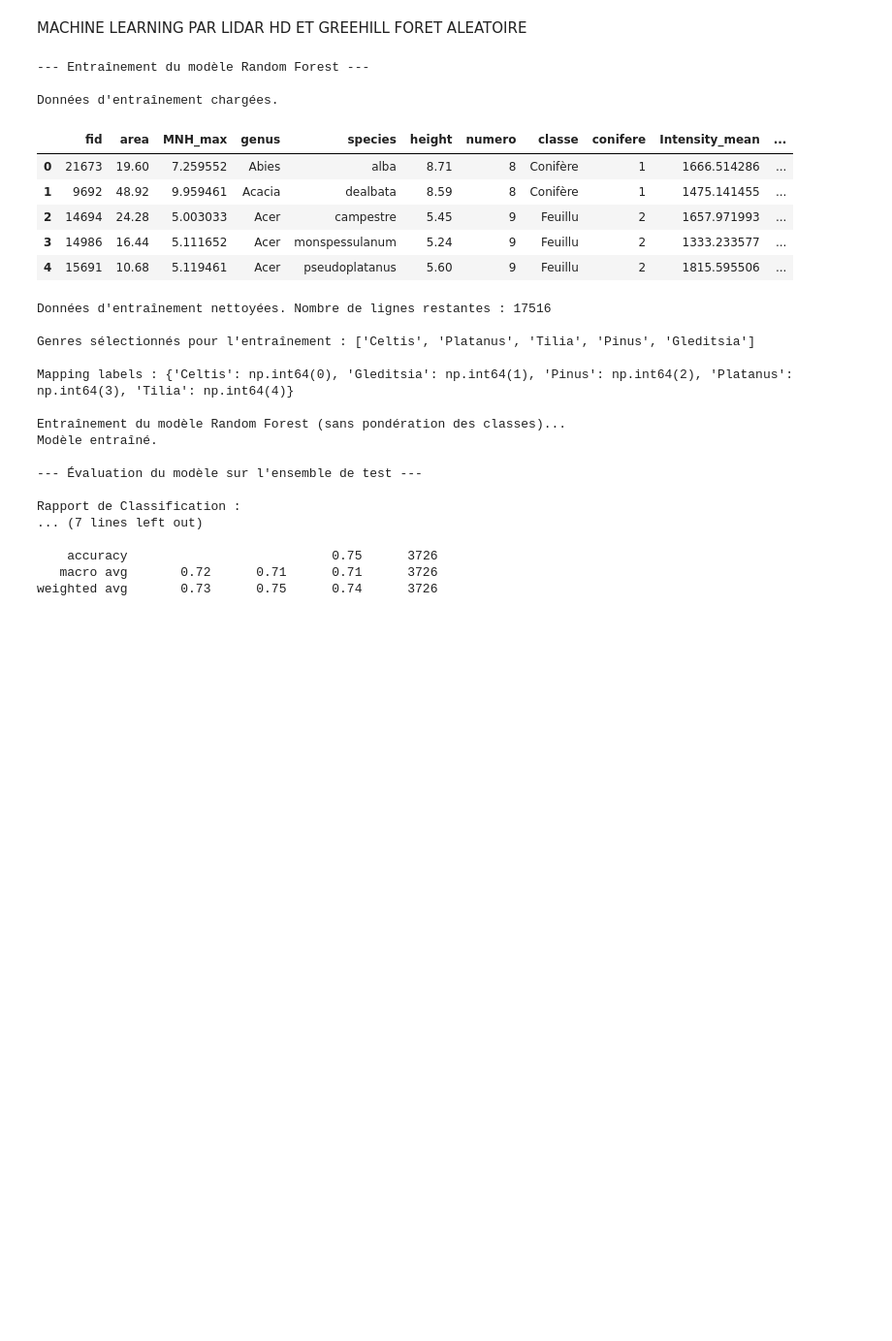
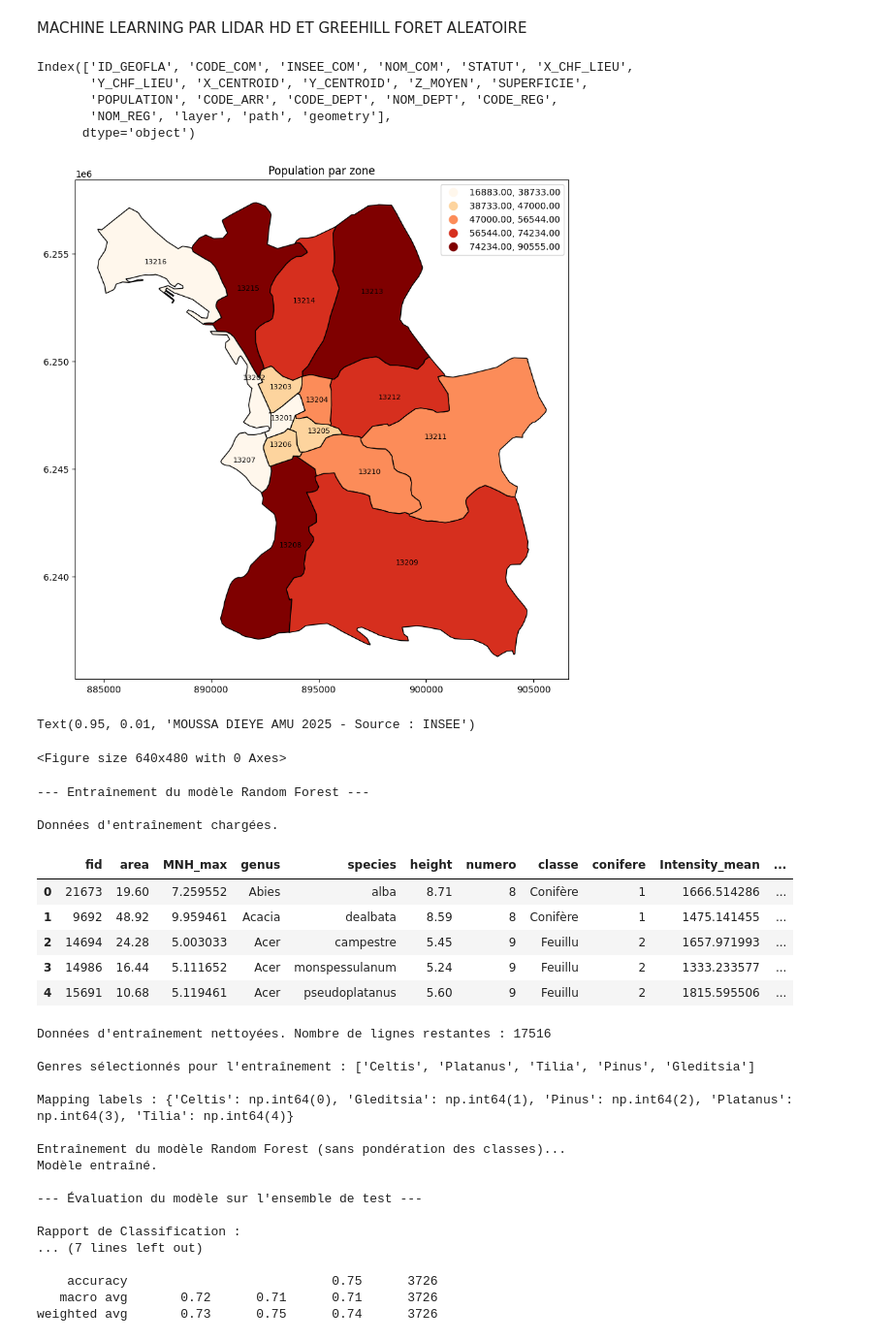
Before and after one commit to Moussadiey/DIEYE, a Jupyter notebook: RANDOM FOREST MODEL (2).ipynb, the cells around one changed output. Shown at 97% size. Saved outputs shown, nothing was run; the diff lists cells and outputs as text; code cells hidden in the pictures; blank space fills up the shorter version.

```diff
--- a/RANDOM FOREST MODEL (2).ipynb
+++ b/RANDOM FOREST MODEL (2).ipynb
@@ -1,5 +1,49 @@
 # %% [markdown]
 MACHINE LEARNING PAR LIDAR HD ET GREEHILL FORET ALEATOIRE
+# %%
+import pandas as pd
+import numpy as np
+import matplotlib.pyplot as plt
+import geopandas as gpd
+
+# 1) Lire le fichier CSV d'entraînement
+train_data_path = "/content/ville de marseille.shp"
+df_train = gpd.read_file(train_data_path, sep=";")
+print(df_train.columns)
+
+fig, ax = plt.subplots(figsize=(10, 10))
+
+df_train.plot(
+    column='POPULATION',
+    cmap='OrRd',
+    scheme='quantiles',
+    legend=True,
+    ax=ax,
+    edgecolor='black'
+)
+for idx, row in df_train.iterrows():
+    point = row.geometry.representative_point()
+    ax.text(point.x, point.y, row['INSEE_COM'], fontsize=8, ha='center')
+plt.title("Population par zone")
+plt.show()
+
+
+plt.figtext(
+    0.95, 0.01,
+    "MOUSSA DIEYE AMU 2025 - Source : INSEE",
+    ha='right',
+    fontsize=9,
+    color='gray'
+)
+# %% [output]
+Index(['ID_GEOFLA', 'CODE_COM', 'INSEE_COM', 'NOM_COM', 'STATUT', 'X_CHF_LIEU',
+       'Y_CHF_LIEU', 'X_CENTROID', 'Y_CENTROID', 'Z_MOYEN', 'SUPERFICIE',
+       'POPULATION', 'CODE_ARR', 'CODE_DEPT', 'NOM_DEPT', 'CODE_REG',
+       'NOM_REG', 'layer', 'path', 'geometry'],
+      dtype='object')
+[figure, added]
+Text(0.95, 0.01, 'MOUSSA DIEYE AMU 2025 - Source : INSEE')
+<Figure size 640x480 with 0 Axes>
 # %%
 import pandas as pd
 import numpy as np
```
Also changed, not shown: parts of 1 cell of this notebook.
